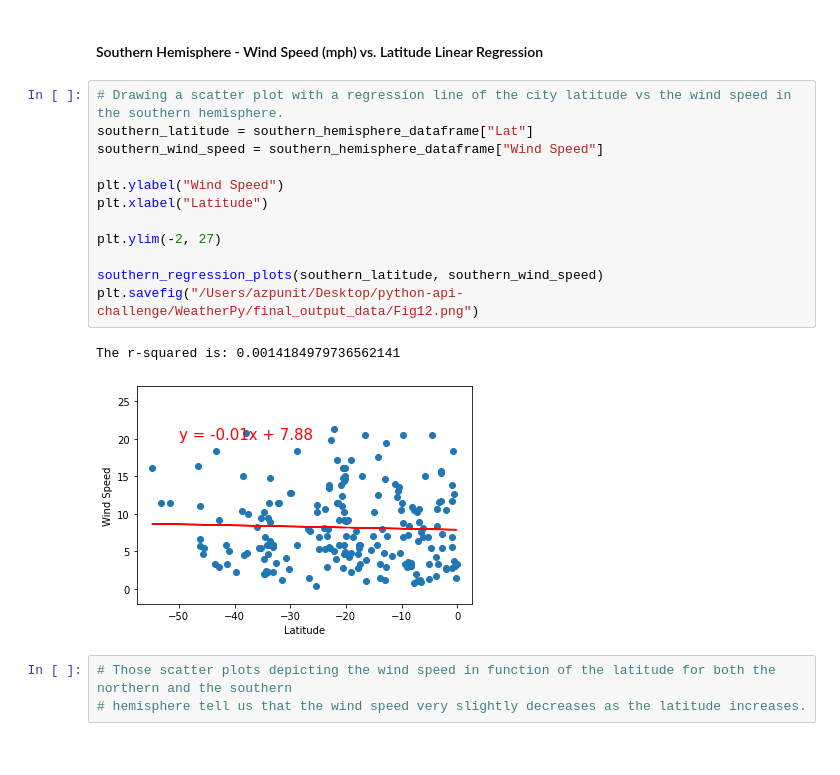
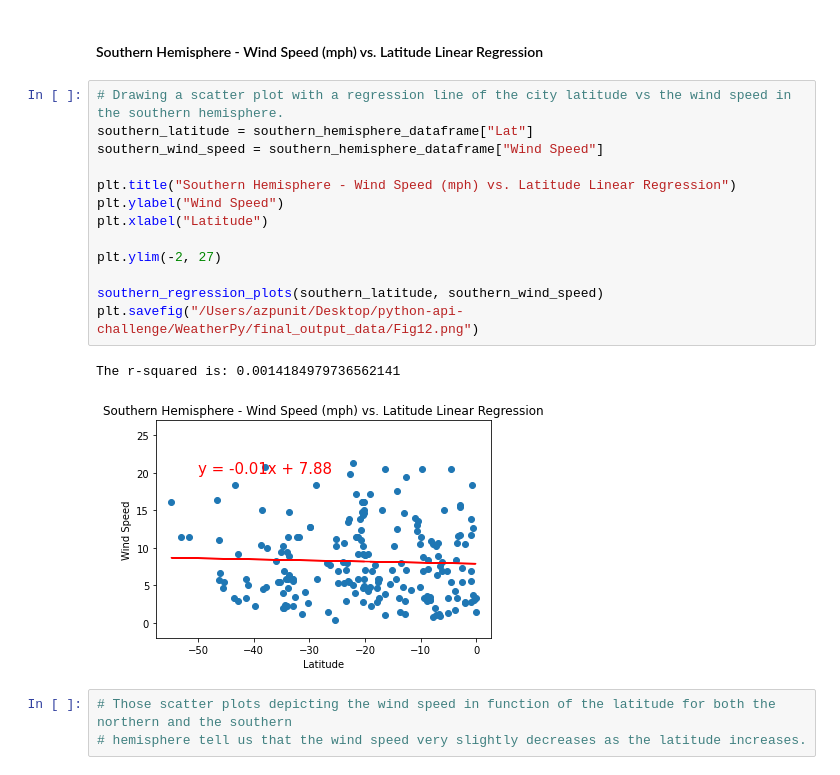
Before and after one commit to azpunit/python-api-challenge, a Jupyter notebook: WeatherPy/WeatherPy.ipynb, the cells around one changed output. Cells and saved outputs as stored; diff of their text form.

```diff
--- a/WeatherPy/WeatherPy.ipynb
+++ b/WeatherPy/WeatherPy.ipynb
@@ -452,18 +459,19 @@ The r-squared is: 0.02499515426837141
 # %%
 # Drawing a scatter plot with a regression line of the city latitude vs the wind speed in the southern hemisphere.
 southern_latitude = southern_hemisphere_dataframe["Lat"]
 southern_wind_speed = southern_hemisphere_dataframe["Wind Speed"]
 
+plt.title("Southern Hemisphere - Wind Speed (mph) vs. Latitude Linear Regression")
 plt.ylabel("Wind Speed")
 plt.xlabel("Latitude")
 
 plt.ylim(-2, 27)
 
 southern_regression_plots(southern_latitude, southern_wind_speed)
 plt.savefig("/Users/azpunit/Desktop/python-api-challenge/WeatherPy/final_output_data/Fig12.png")
 # %% [output]
 The r-squared is: 0.0014184979736562141
-[figure, old version]
+[figure, new version]
 # %%
 # Those scatter plots depicting the wind speed in function of the latitude for both the northern and the southern
 # hemisphere tell us that the wind speed very slightly decreases as the latitude increases.
```
Also changed, not shown: parts of 7 cells of this notebook, 9 other files.
